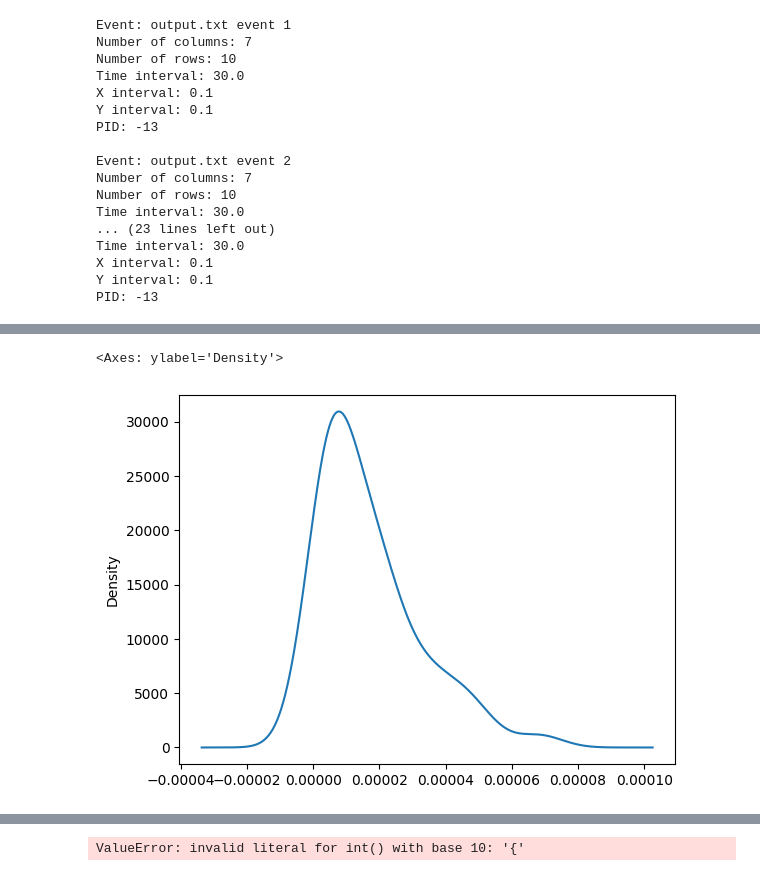
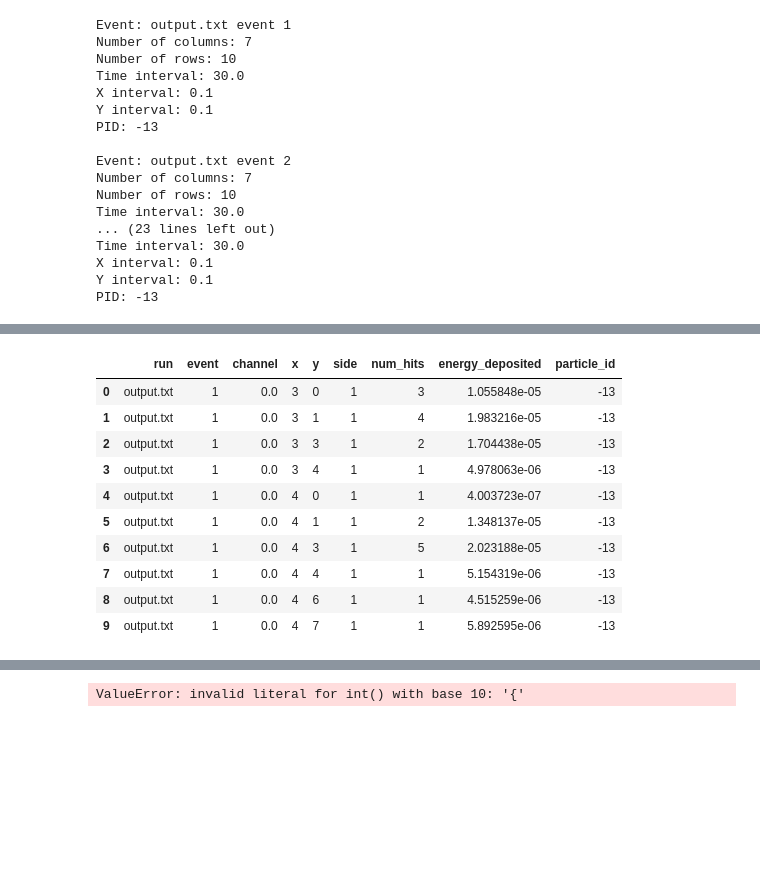
Before and after one commit to dhebel/babycal, a Jupyter notebook: exploratory.ipynb, the cells around one changed output, grey strips where cells are left out. Drawn from its saved outputs; the diff is of its cells as text; code cells hidden in the pictures; blank space fills up the shorter version.

```diff
--- a/exploratory.ipynb
+++ b/exploratory.ipynb
@@ -126,5 +134,0 @@ df['num_hits'].hist()
-# %%
-df['energy_deposited'].plot.density()
-# %% [output]
-<Axes: ylabel='Density'>
-[figure, removed]
@@ -130,0 +141,14 @@ df['energy_deposited'].plot.density()
+# %%
+df_e1s1
+# %% [output]
+|  | run | event | channel | x | y | side | num_hits | energy_deposited | particle_id |
+| 0 | output.txt | 1 | 0.0 | 3 | 0 | 1 | 3 | 1.055848e-05 | -13 |
+| 1 | output.txt | 1 | 0.0 | 3 | 1 | 1 | 4 | 1.983216e-05 | -13 |
+| 2 | output.txt | 1 | 0.0 | 3 | 3 | 1 | 2 | 1.704438e-05 | -13 |
+| 3 | output.txt | 1 | 0.0 | 3 | 4 | 1 | 1 | 4.978063e-06 | -13 |
+| 4 | output.txt | 1 | 0.0 | 4 | 0 | 1 | 1 | 4.003723e-07 | -13 |
+| 5 | output.txt | 1 | 0.0 | 4 | 1 | 1 | 2 | 1.348137e-05 | -13 |
+| 6 | output.txt | 1 | 0.0 | 4 | 3 | 1 | 5 | 2.023188e-05 | -13 |
+| 7 | output.txt | 1 | 0.0 | 4 | 4 | 1 | 1 | 5.154319e-06 | -13 |
+| 8 | output.txt | 1 | 0.0 | 4 | 6 | 1 | 1 | 4.515259e-06 | -13 |
+| 9 | output.txt | 1 | 0.0 | 4 | 7 | 1 | 1 | 5.892595e-06 | -13 |
```
Also changed, not shown: parts of 7 cells of this notebook.
